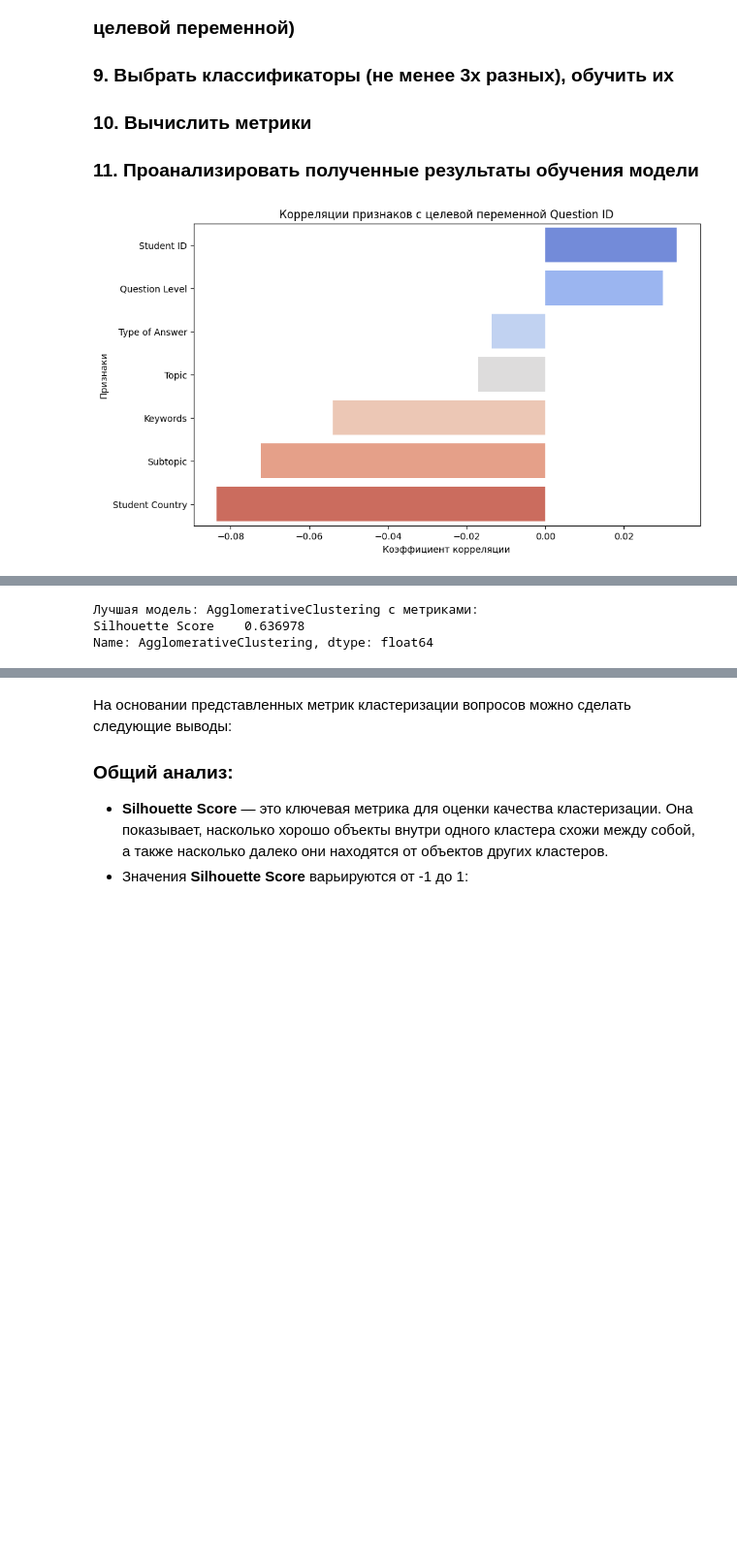
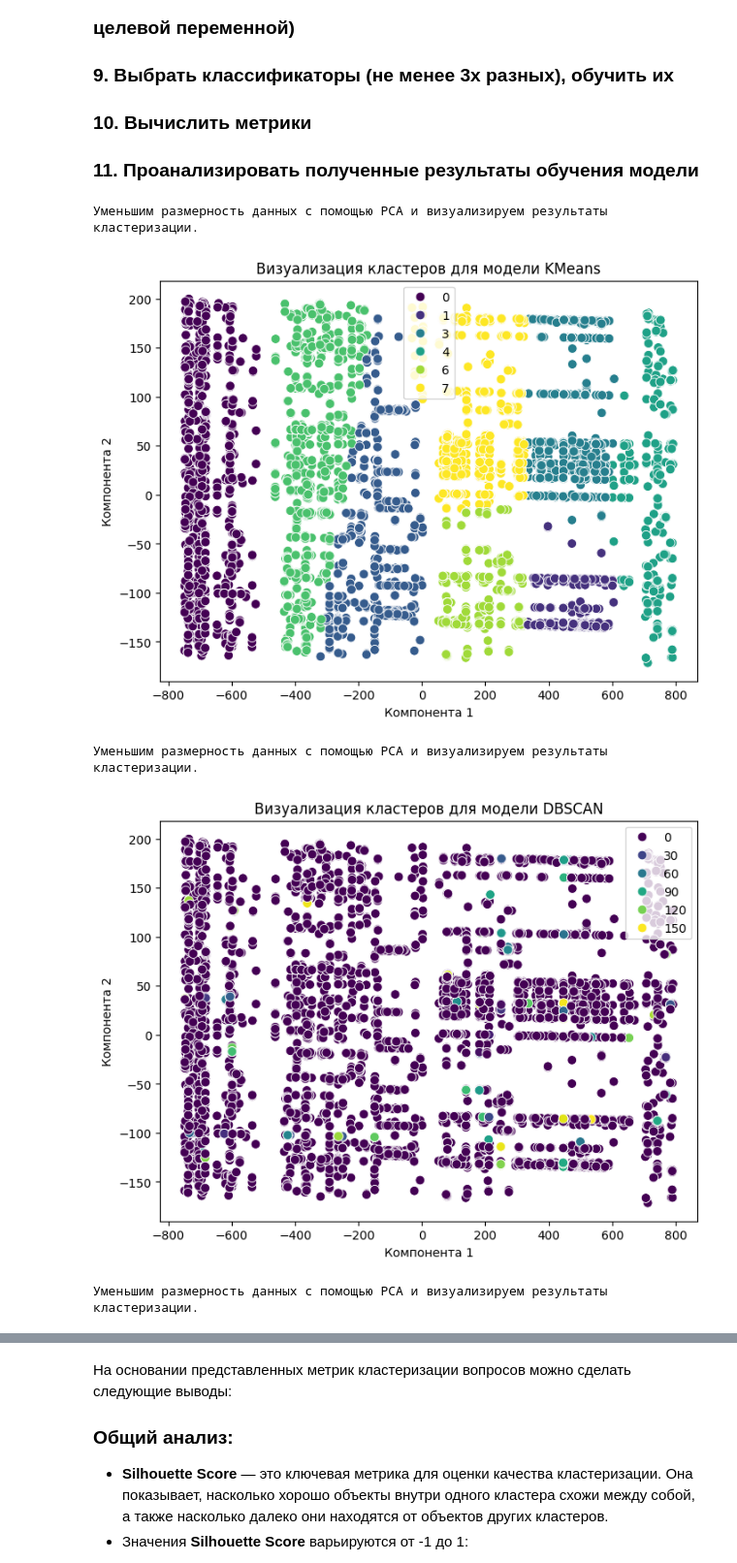
Before and after one commit to LenzMix/IAD_LW, a Jupyter notebook: Кластеризация/Кластеризация.ipynb, the cells around one changed output, grey strips where cells are left out. Shown at 97% size. Saved outputs shown, nothing was run; the diff lists cells and outputs as text; code cells hidden in the pictures; blank space fills up the shorter version.

```diff
--- a/Кластеризация/Кластеризация.ipynb
+++ b/Кластеризация/Кластеризация.ipynb
@@ -229,6 +229,10 @@ visualize_boxplots(df,'Type of Answer')
 ### 10. Вычислить метрики
 ### 11. Проанализировать полученные результаты обучения модели
 # %%
+from sklearn.decomposition import PCA
+import matplotlib.pyplot as plt
+import seaborn as sns
+
 def train_models(df, target_column, task='Regression'):
     """Обучение моделей для различных задач и вывод соответствующих метрик, а также визуализация корреляций с целевой переменной."""
 
@@ -236,8 +240,8 @@ def train_models(df, target_column, task='Regression'):
     X = df.drop(columns=[target_column])
     y = df[target_column]
 
-    # Вычисляем корреляцию между целевой переменной и остальными признаками
-    if df[target_column].dtype != 'object':  # Проверяем, что целевая переменная числовая
+    # Вычисляем корреляцию между целевой переменной и остальными признаками (для регрессии)
+    if task != 'Clusterization' and df[target_column].dtype != 'object':  # Проверяем, что целевая переменная числовая
         correlations = df.corr()[target_column].drop(target_column).sort_values(ascending=False)
         plt.figure(figsize=(10, 6))
         sns.barplot(x=correlations.values, hue=correlations.index, y=correlations.index, palette='coolwarm')
@@ -257,7 +261,7 @@ def train_models(df, target_column, task='Regression'):
             'LinearRegression': LinearRegression()
         }
         metric_functions = {
-            'MSE': root_mean_squared_error,
+            'MSE': mean_squared_error,
             'MAE': mean_absolute_error,
             'R²': r2_score
         }
@@ -296,32 +300,50 @@ def train_models(df, target_column, task='Regression'):
             else:
                 y_pred = model.predict(X_train)
             if len(set(y_pred)) <= 1:  # Проверяем наличие более одного кластера
                 print(f"{name} не смог создать более одного кластера.")
                 continue
         else:
             model.fit(X_train, y_train)
             y_pred = model.predict(X_test)
 
         # Вычисление всех метрик
         metrics = {'Model': name}
         for metric_name, metric_func in metric_functions.items():
             if task == 'Clusterization':
                 if metric_name == 'Silhouette Score' and len(set(y_pred)) > 1:
                     metrics[metric_name] = metric_func(X_train, y_pred)
             else:
                 metrics[metric_name] = metric_func(y_test, y_pred)
 
         # Добавление метрик в DataFrame
         metrics_df.loc[len(metrics_df)] = metrics
 
+        # Визуализация кластеров
+        if task == 'Clusterization':
+            print("Уменьшим размерность данных с помощью PCA и визуализируем результаты кластеризации.")
+            # Применяем PCA для снижения размерности данных
+            pca = PCA(n_components=2)
+            X_pca = pca.fit_transform(X_train)
+            plt.figure(figsize=(8, 6))
+            sns.scatterplot(x=X_pca[:, 0], y=X_pca[:, 1], hue=y_pred, palette='viridis', s=60)
+            plt.title(f'Визуализация кластеров для модели {name}')
+            plt.xlabel('Компонента 1')
+            plt.ylabel('Компонента 2')
+            plt.show()
+
     # Вывод DataFrame с результатами
     display(metrics_df)
 
     # Анализ результатов обучения
     best_model = metrics_df.set_index('Model').mean(axis=1).idxmax()  # Модель с наилучшей средней метрикой
     best_metrics = metrics_df.set_index('Model').loc[best_model]
     print(f"Лучшая модель: {best_model} с метриками:\n{best_metrics}")
 
-train_models(df,'Question ID', 'Clusterization')
+# Пример вызова функции
+train_models(df, 'Question ID', 'Clusterization')
 # %% [output]
+Уменьшим размерность данных с помощью PCA и визуализируем результаты кластеризации.
-[figure, old version]
+[figure, new version]
+Уменьшим размерность данных с помощью PCA и визуализируем результаты кластеризации.
+[figure, added]
+Уменьшим размерность данных с помощью PCA и визуализируем результаты кластеризации.
@@ -330,5 +353,2 @@ train_models(df,'Question ID', 'Clusterization')
 | 1 | DBSCAN | -0.563671 |
 | 2 | AgglomerativeClustering | 0.636978 |
-Лучшая модель: AgglomerativeClustering с метриками:
-Silhouette Score    0.636978
-Name: AgglomerativeClustering, dtype: float64
```
Also changed, not shown: parts of 4 cells of this notebook.
